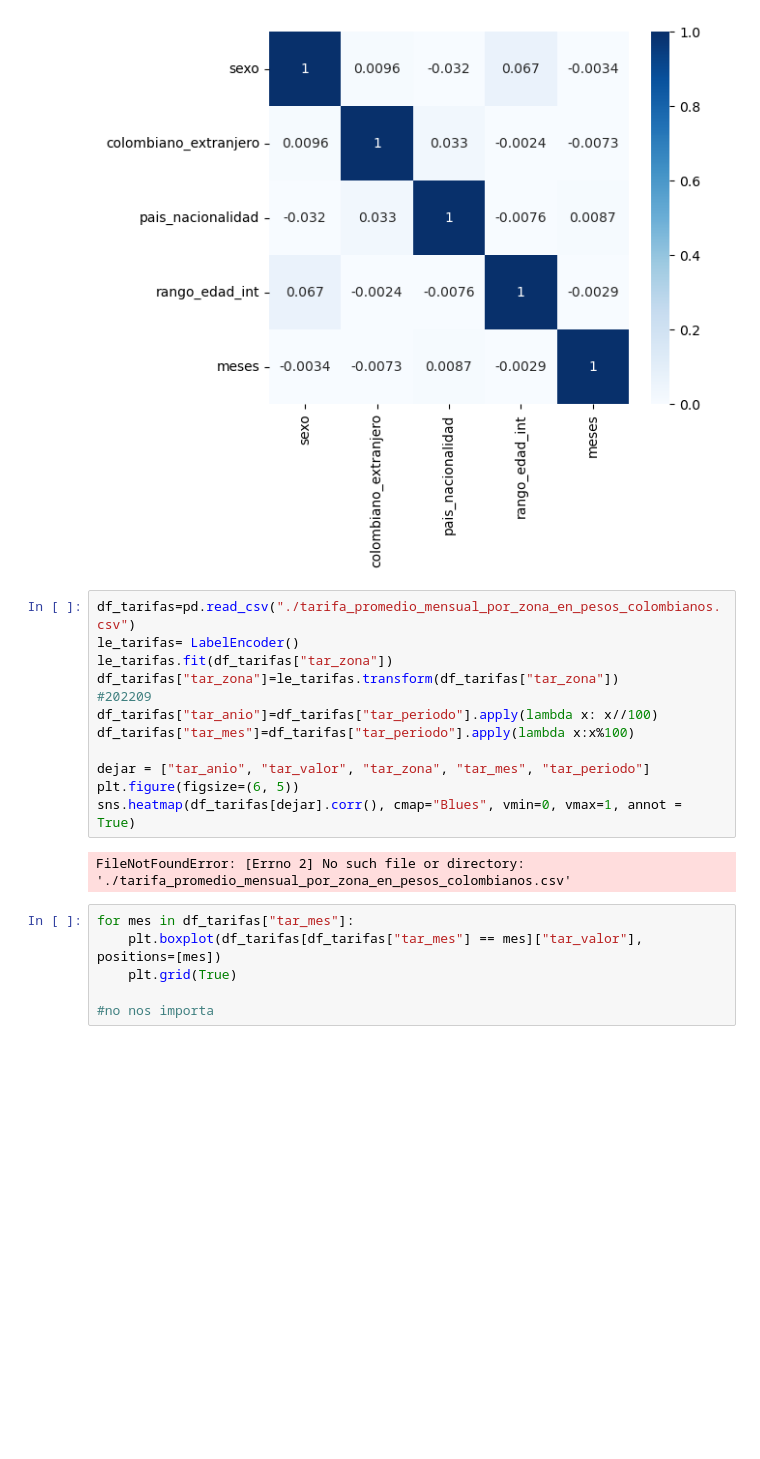
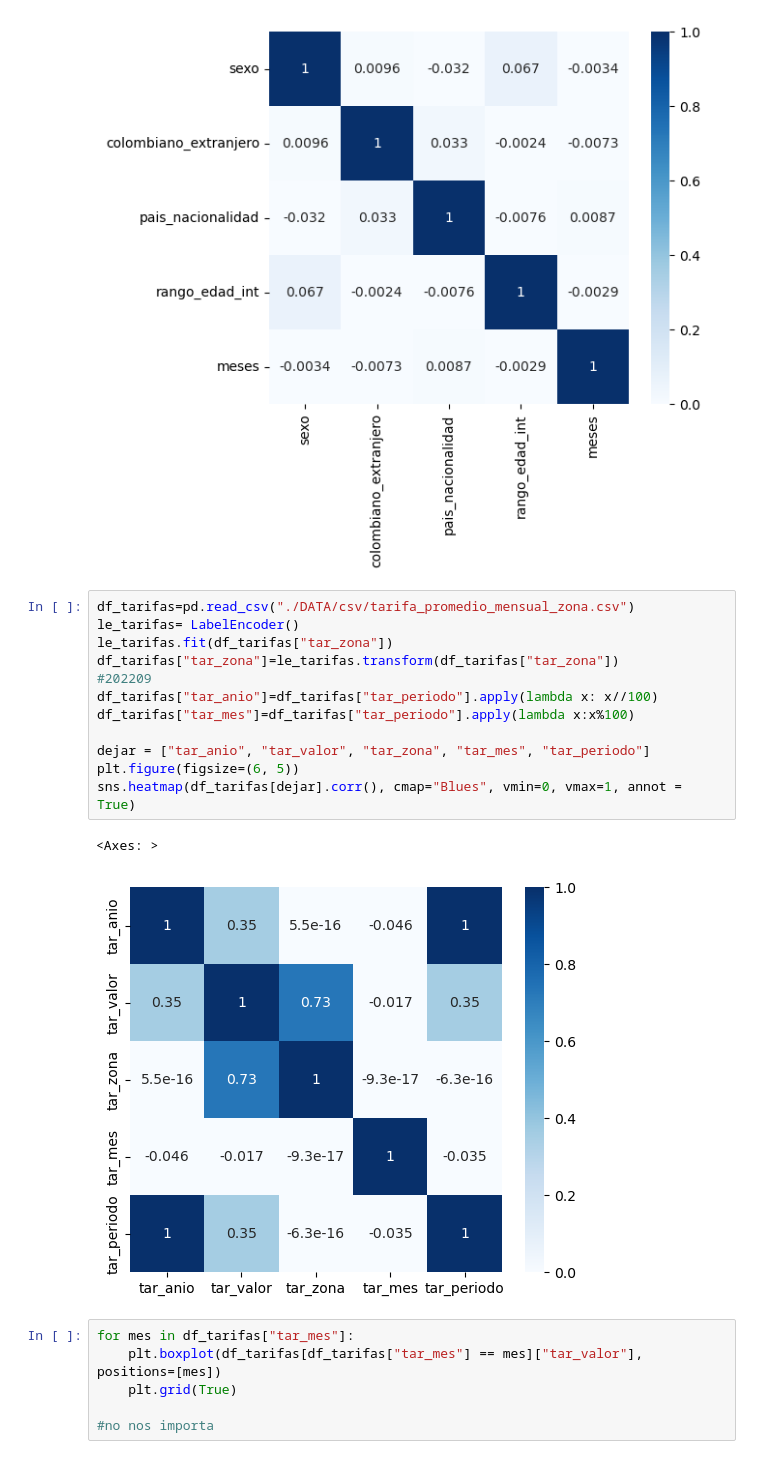
Before and after one commit to STinjaca/paisajito-ONU, a Jupyter notebook: mapitas_calor copy.ipynb, the cells around one changed output. Drawn from its saved outputs; the diff is of its cells as text; blank space fills up the shorter version.

```diff
--- a/mapitas_calor copy.ipynb
+++ b/mapitas_calor copy.ipynb
@@ -178,19 +178,20 @@ sns.heatmap(df_filtrado[dejar].corr(), cmap="Blues", vmin=0, vmax=1, annot = Tru
 <Axes: >
 [figure]
 # %%
-df_tarifas=pd.read_csv("./tarifa_promedio_mensual_por_zona_en_pesos_colombianos.csv")
+df_tarifas=pd.read_csv("./DATA/csv/tarifa_promedio_mensual_zona.csv")
 le_tarifas= LabelEncoder()
 le_tarifas.fit(df_tarifas["tar_zona"])
 df_tarifas["tar_zona"]=le_tarifas.transform(df_tarifas["tar_zona"])
 #202209
 df_tarifas["tar_anio"]=df_tarifas["tar_periodo"].apply(lambda x: x//100)
 df_tarifas["tar_mes"]=df_tarifas["tar_periodo"].apply(lambda x:x%100)
 
 dejar = ["tar_anio", "tar_valor", "tar_zona", "tar_mes", "tar_periodo"]
 plt.figure(figsize=(6, 5))
 sns.heatmap(df_tarifas[dejar].corr(), cmap="Blues", vmin=0, vmax=1, annot = True)
 # %% [output]
-FileNotFoundError: [Errno 2] No such file or directory: './tarifa_promedio_mensual_por_zona_en_pesos_colombianos.csv'
+<Axes: >
+[figure, added]
 # %%
 for mes in df_tarifas["tar_mes"]:
     plt.boxplot(df_tarifas[df_tarifas["tar_mes"] == mes]["tar_valor"], positions=[mes])
```
Also changed, not shown: parts of 4 cells of this notebook, 8 other files.
